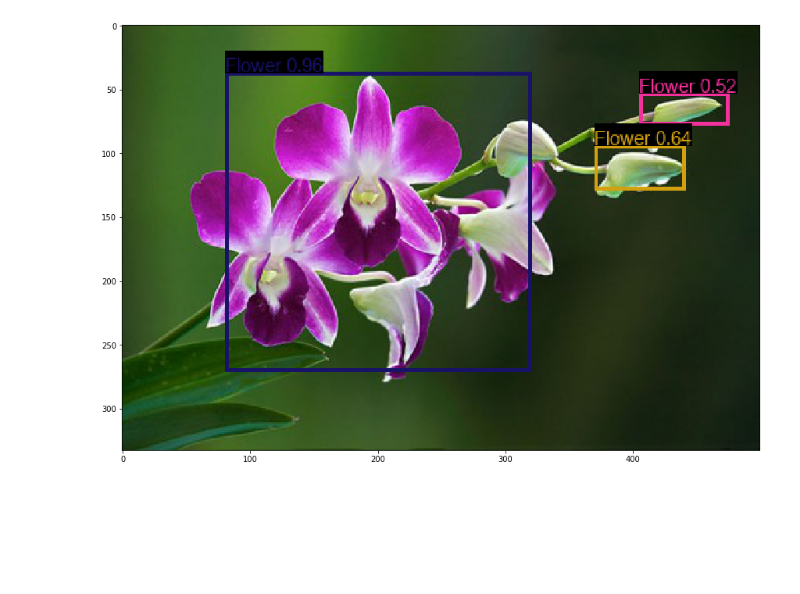
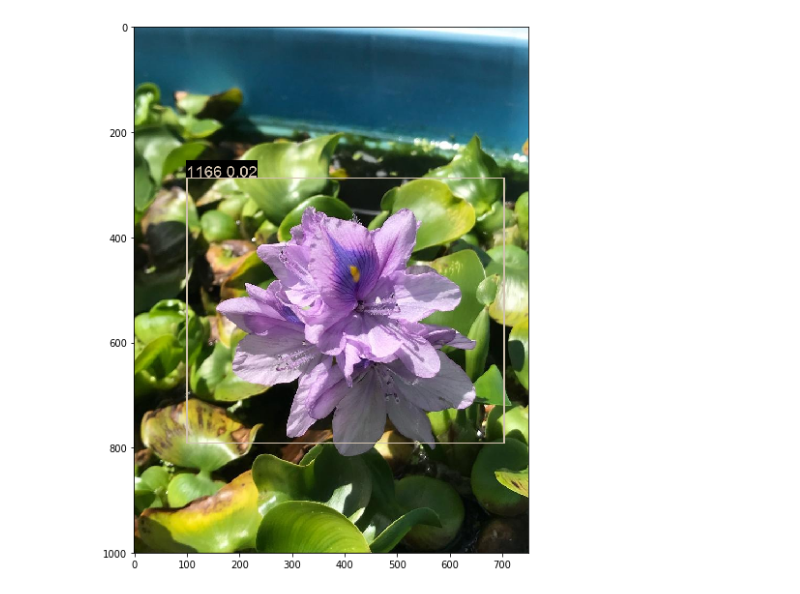
Before and after one commit to anhlt/yolo-pytorch, a Jupyter notebook: Inference.ipynb, the cells around one changed output. Saved outputs shown, nothing was run; the diff lists cells and outputs as text; code cells hidden in the pictures; blank space fills up the shorter version.

```diff
--- a/Inference.ipynb
+++ b/Inference.ipynb
@@ -19,5 +19,3 @@ from tensorboardX import SummaryWriter
 from datetime import datetime
 import time
 from PIL import Image
-# %%
-classes = ['__background__', 'Tree', 'Car', 'Flower']
@@ -24,5 +150,6 @@ classes = ['__background__', 'Tree', 'Car', 'Flower']
 # %%
 from src.network.base import DarkNet, DarknetBody, YoloBody
 
-model = Yolo(VOC_ANCHORS, classes)
-model.load_state_dict(torch.load('./save_model/model_16.pth', map_location='cpu'))
+model = Yolo(VOC_ANCHORS, base_classes)
+model.load_state_dict(torch.load('./save_model/voc_model_unfreeze_19.pth', map_location='cpu'))
+model.cuda()
@@ -29,8 +174,8 @@ model.load_state_dict(torch.load('./save_model/model_16.pth', map_location='cpu'
 # %%
 with torch.no_grad():
-    img_path = './test_img/ob2.jpg'
+    img_path = './data/VOC_FULL/1041_output/JPEGImages/2_gs_2692172.jpg'
     img = Image.open(img_path)
-    boxes, scores, classes = model.predict(img_path, score_threshold=0.5, iou_threshold=0.2)
-result_show(img, boxes, classes, scores,  ['__background__', 'Tree', 'Car', 'Flower'])
+    boxes, scores, classes = model.predict(img_path, score_threshold=0.01, iou_threshold=0.1)
+result_show(img, boxes, classes, scores,  base_classes)
 # %% [output]
-[figure, old version]
+[figure, new version]
```
Also changed, not shown: parts of 2 cells of this notebook, 3 other files.
